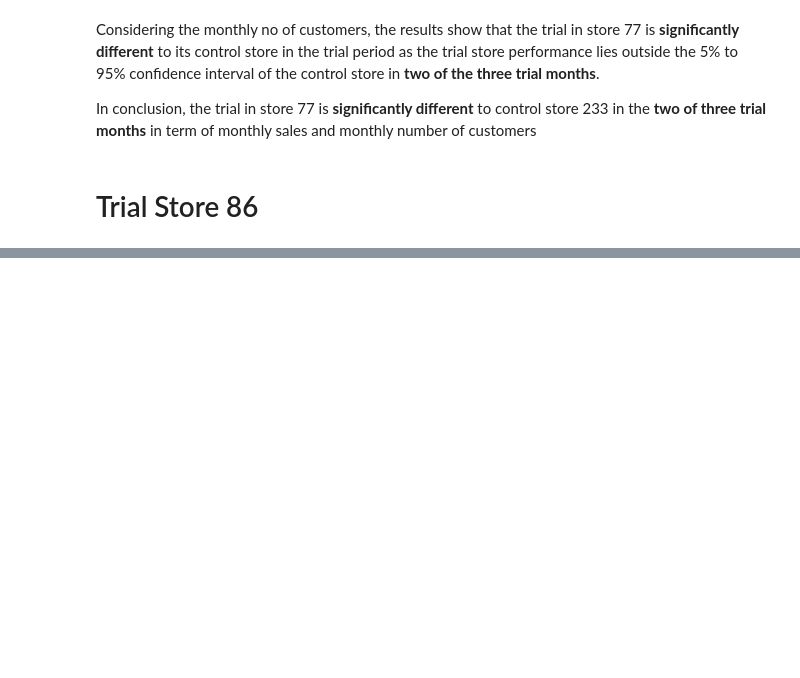
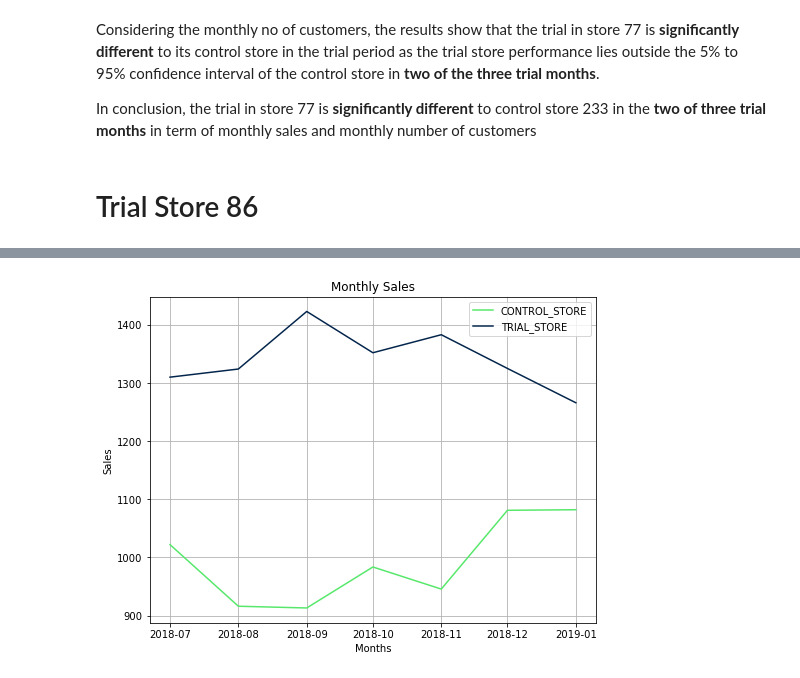
Before and after one commit to TrangNguyenn/Quantium_DataAnalytics, a Jupyter notebook: Task2_Quantium.ipynb, the cells around one changed output, grey strips where cells are left out. Saved outputs shown, nothing was run; the diff lists cells and outputs as text; code cells hidden in the pictures; blank space fills up the shorter version.

```diff
--- a/Task2_Quantium.ipynb
+++ b/Task2_Quantium.ipynb
@@ -1136,0 +1284,5 @@ It looks like the number of customers is significantly higher in all of the thre
+# %%
+control_store = 133
+visualise_sales()
+# %% [output]
+[figure, added]
```
Also changed, not shown: parts of 121 cells of this notebook.
